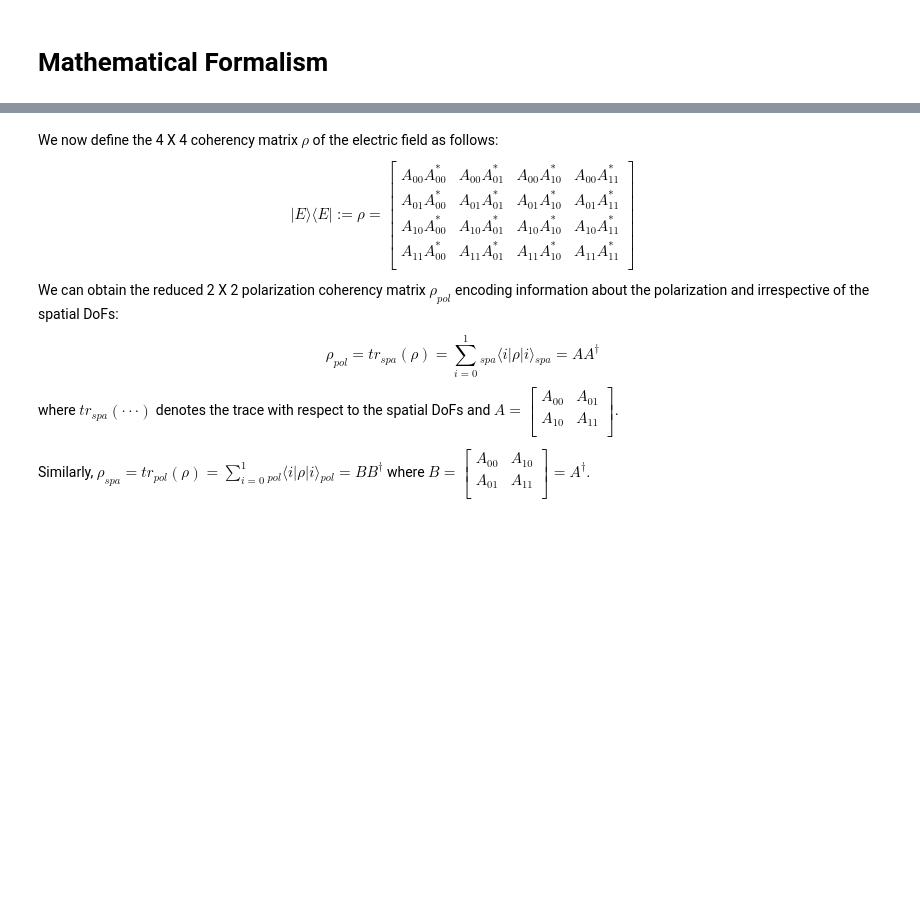
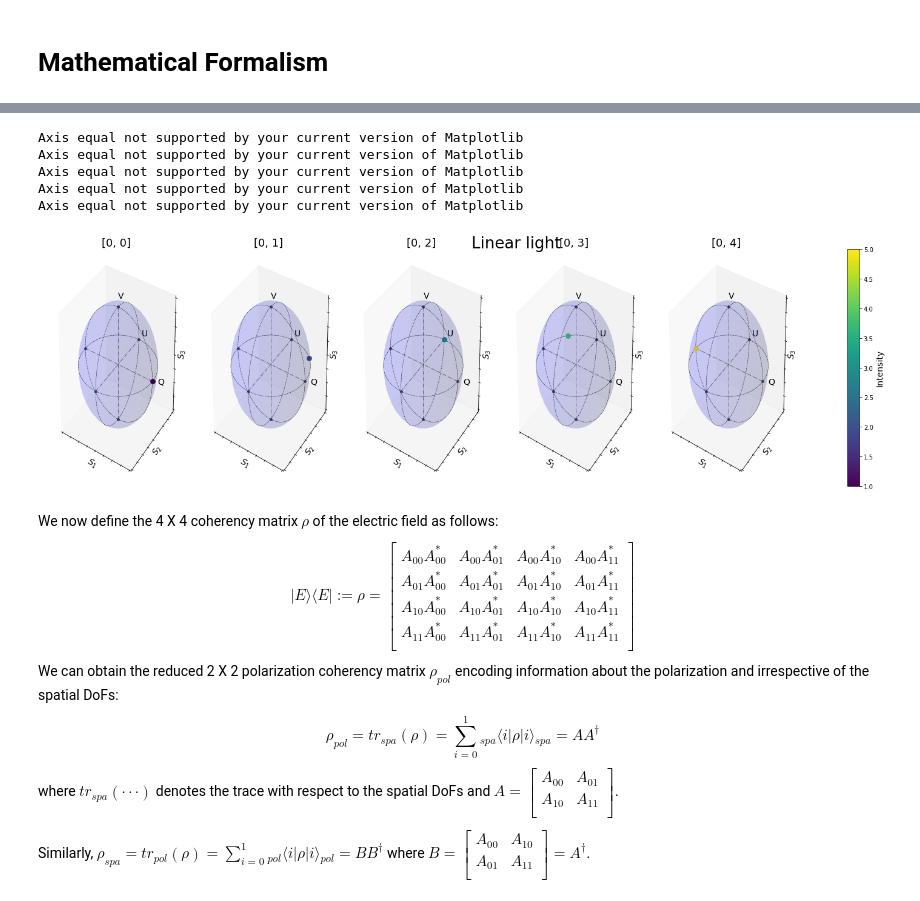
Before and after one commit to sachinpteli/classical_entanglement, a Jupyter notebook: classical_entanglement.ipynb, the cells around one changed output, grey strips where cells are left out. Saved outputs shown, nothing was run; the diff lists cells and outputs as text; code cells hidden in the pictures; blank space fills up the shorter version.

```diff
--- a/classical_entanglement.ipynb
+++ b/classical_entanglement.ipynb
@@ -112,6 +130,17 @@ as two qubits that are classically entangled. The form of electric field of a ra
 in the polarization DoFs of two **separated** photons (inter-system entanglement), while
 in here the two qubits are encoded in the polarization and the spatial binary DoFs of a
 **single** light beam (intra-system entanglement).
+# %%
+S = Stokes('Linear light')
+S.linear_light(azimuth=np.linspace(0,90,5)*degrees, intensity=np.linspace(1,5,5))
+ax, fig = S.draw_poincare(figsize=(22,6), subplots='as_shape', color_scatter='Intensity')
+# %% [output]
+Axis equal not supported by your current version of Matplotlib
+Axis equal not supported by your current version of Matplotlib
+Axis equal not supported by your current version of Matplotlib
+Axis equal not supported by your current version of Matplotlib
+Axis equal not supported by your current version of Matplotlib
+[figure, added]
 # %% [markdown]
 We now define the 4 X 4 coherency matrix $\rho$ of the electric field as follows:
 $$ \vert E\rangle\langle E\vert := \rho = \left[\begin{matrix} A_{00}A^{\ast}_{00} & A_{00}A^{\ast}_{01} & A_{00}A^{\ast}_{10} & A_{00}A^{\ast}_{11}\\ A_{01}A^{\ast}_{00} & A_{01}A^{\ast}_{01} & A_{01}A^{\ast}_{10} & A_{01}A^{\ast}_{11}\\ A_{10}A^{\ast}_{00} & A_{10}A^{\ast}_{01} & A_{10}A^{\ast}_{10} & A_{10}A^{\ast}_{11}\\ A_{11}A^{\ast}_{00} & A_{11}A^{\ast}_{01} & A_{11}A^{\ast}_{10} & A_{11}A^{\ast}_{11}\\ \end{matrix}\right]$$
```
Also changed, not shown: parts of 1 cell of this notebook.
